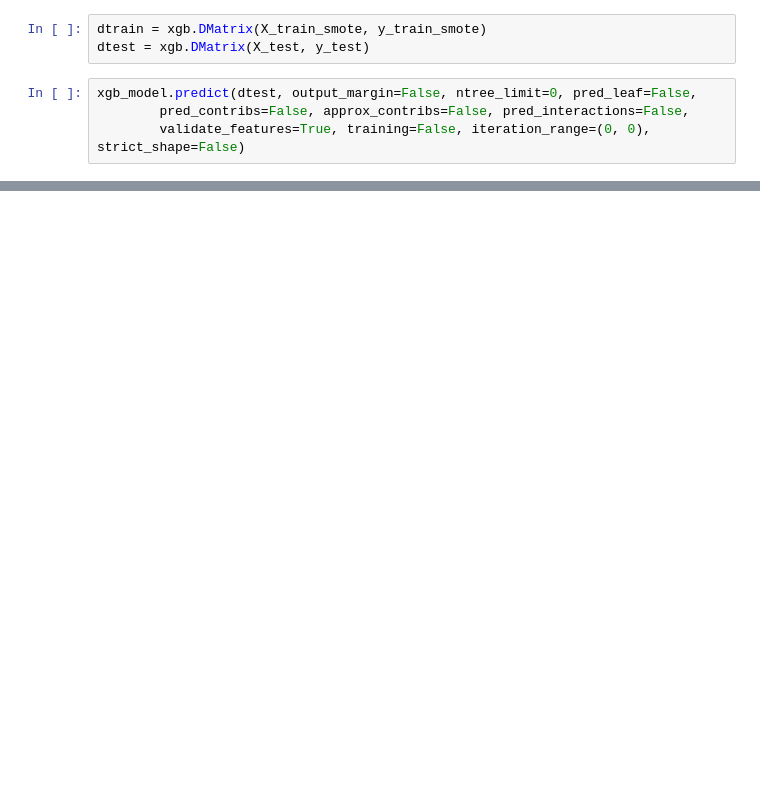
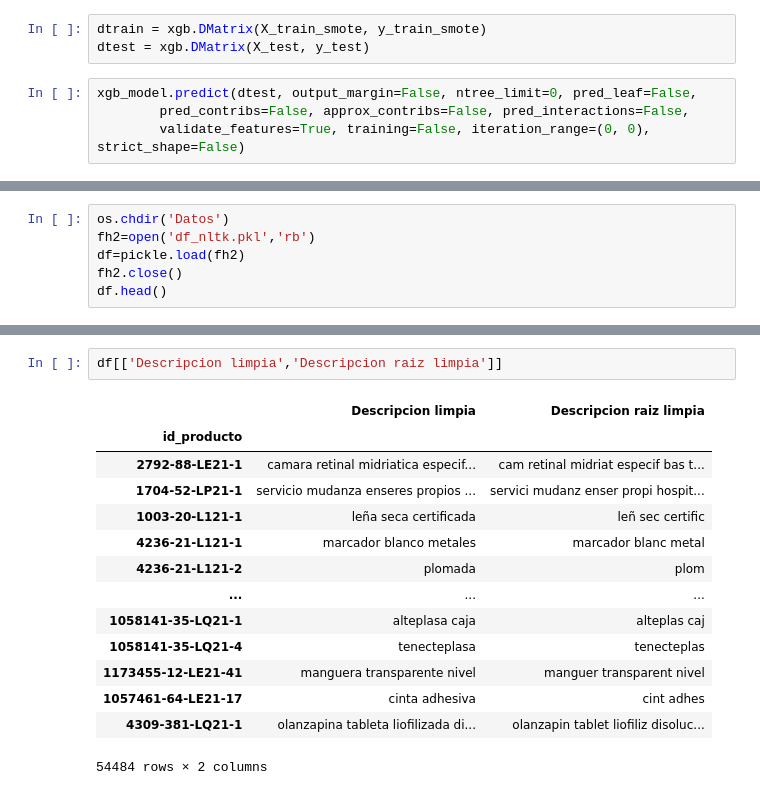
Before and after one commit to metalkutz/juanito_v2.0, a Jupyter notebook: Modelos/mod_xgboost.ipynb, the cells around one changed output, grey strips where cells are left out. Saved outputs shown, nothing was run; the diff lists cells and outputs as text; blank space fills up the shorter version.

```diff
--- a/Modelos/mod_xgboost.ipynb
+++ b/Modelos/mod_xgboost.ipynb
@@ -700,0 +797,6 @@ xgb_model.predict(dtest, output_margin=False, ntree_limit=0, pred_leaf=False,
+# %%
+os.chdir('Datos')
+fh2=open('df_nltk.pkl','rb')
+df=pickle.load(fh2)
+fh2.close()
+df.head()
@@ -700,0 +811,17 @@ xgb_model.predict(dtest, output_margin=False, ntree_limit=0, pred_leaf=False,
+# %%
+df[['Descripcion limpia','Descripcion raiz limpia']]
+# %% [output]
+|  | Descripcion limpia | Descripcion raiz limpia |
+| id_producto |  |  |
+| 2792-88-LE21-1 | camara retinal midriatica especif... | cam retinal midriat especif bas t... |
+| 1704-52-LP21-1 | servicio mudanza enseres propios ... | servici mudanz enser propi hospit... |
+| 1003-20-L121-1 | leña seca certificada | leñ sec certific |
+| 4236-21-L121-1 | marcador blanco metales | marcador blanc metal |
+| 4236-21-L121-2 | plomada | plom |
+| ... | ... | ... |
+| 1058141-35-LQ21-1 | alteplasa caja | alteplas caj |
+| 1058141-35-LQ21-4 | tenecteplasa | tenecteplas |
+| 1173455-12-LE21-41 | manguera transparente nivel | manguer transparent nivel |
+| 1057461-64-LE21-17 | cinta adhesiva | cint adhes |
+| 4309-381-LQ21-1 | olanzapina tableta liofilizada di... | olanzapin tablet liofiliz disoluc... |
+54484 rows × 2 columns
```
Also changed, not shown: parts of 29 cells of this notebook.
